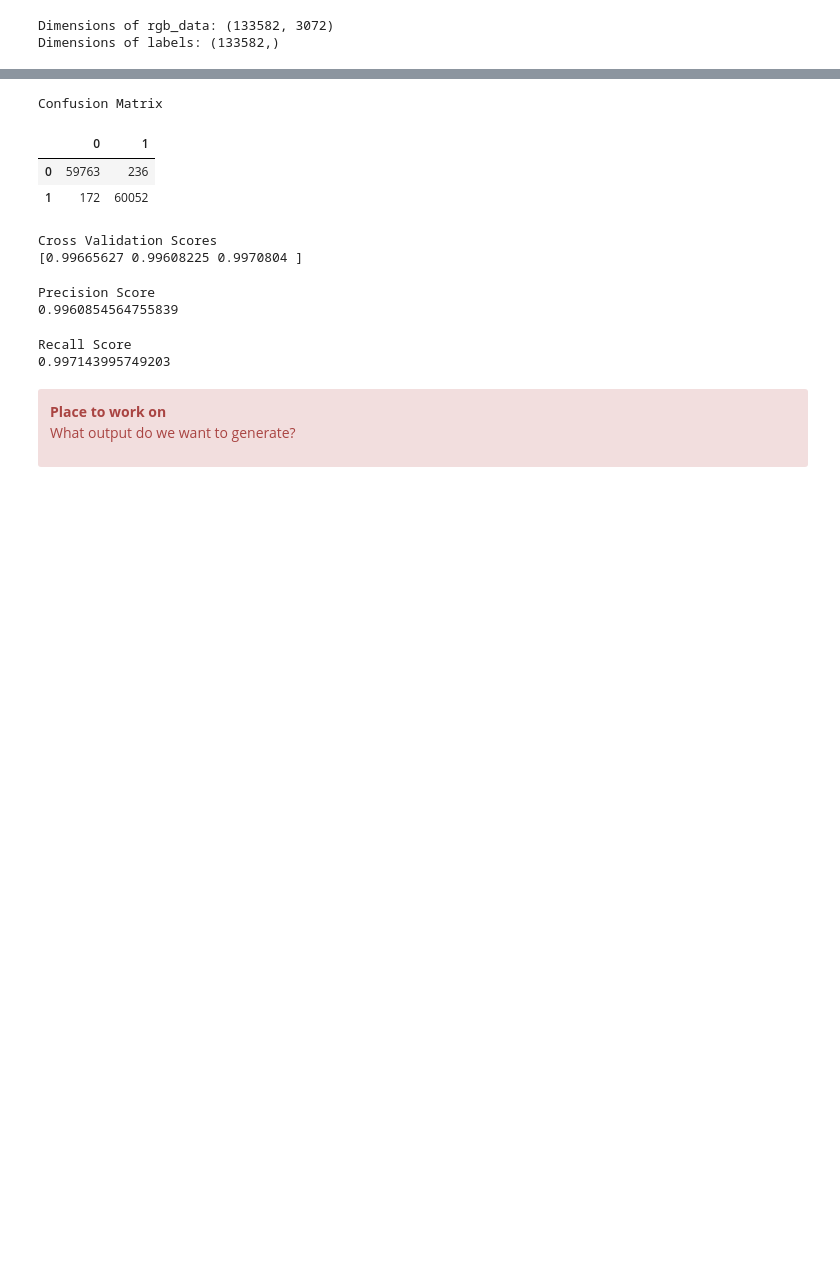
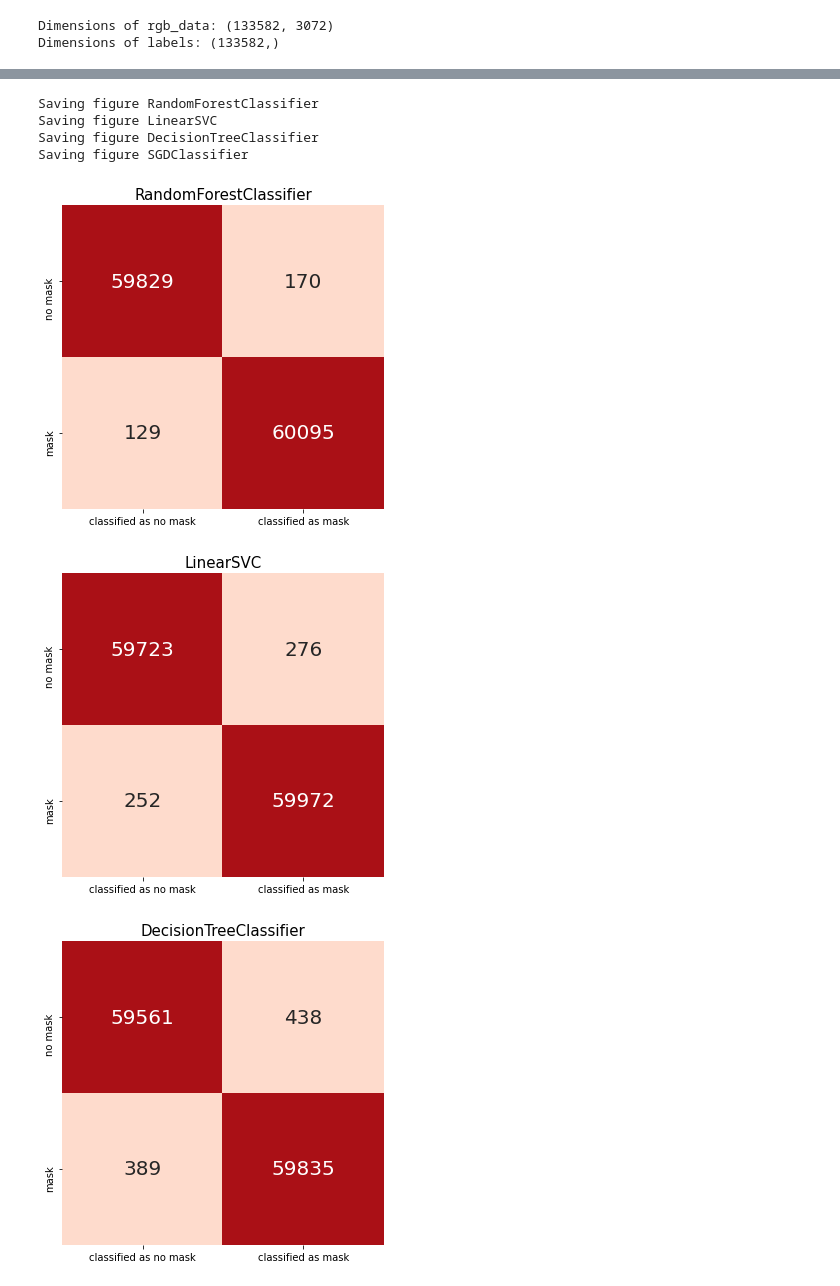
Before and after one commit to abiola1864/hertie-ml-project_face-mask-detection, a Jupyter notebook: 02_Face-Mask-Classification_Main-Project.ipynb, the cells around one changed output, grey strips where cells are left out. Drawn from its saved outputs; the diff is of its cells as text; code cells hidden in the pictures; blank space fills up the shorter version.

Commit message:
Cleaned and commented code without rerunning
Open point: Loading the files via Dropbox link

```diff
--- a/02_Face-Mask-Classification_Main-Project.ipynb
+++ b/02_Face-Mask-Classification_Main-Project.ipynb
@@ -58,7 +79,7 @@ def save_fig(fig_id, tignotht_layout=True, fig_extension="png", resolution=300):
 # %%
 # Open pickle file that contains the directory
 import pickle
-pic_data = pickle.load(open(("01_data/01_cleaned/pic_data_full.pkl"),"rb"))
+pic_data = pickle.load(open(os.path.join(ROOT_DATA + "/01_cleaned/pic_data_full.pkl"),"rb"))
 # %%
 # Copying dictionary data into separate data frames
 rgb_data, labels = pic_data["rgb_data"], pic_data["labels"]
@@ -76,0 +107,17 @@ rgb_data_train, rgb_data_test, labels_train, labels_test = train_test_split(rgb_
+# %%
+#import classifiers
+from sklearn.ensemble import RandomForestClassifier
+from sklearn import svm, tree
+from sklearn.neighbors import KNeighborsClassifier
+from sklearn.linear_model import LogisticRegression, SGDClassifier
+
+#define classifiers
+classifier_RandomForest = RandomForestClassifier(random_state=42)
+classifier_LinSVC = svm.LinearSVC(max_iter=4000, tol=1e-3, random_state=42) #linear as normal (c based) is impractical using large datasets
+classifier_DecTree = tree.DecisionTreeClassifier(random_state=42)
+classifier_SGD = SGDClassifier(max_iter=1000, tol=1e-3, random_state=42)
+# KNN had several hours runtime an kernel always died before finising
+# classifier_KNN = KNeighborsClassifier(n_neighbors=1)
+# LogReg hat several hours runtime an kernel always died before finishing
+# classifier_LogReg = LogisticRegression(max_iter=2000, tol=1e-3,random_state=42)
+classifiers= [classifier_RandomForest,classifier_LinSVC,classifier_DecTree,classifier_SGD]
@@ -194,33 +229,23 @@ This section gives us the output for the confusion matrix, the cross validation
-# %%
-# Output for us while working on it
-print("Confusion Matrix")
-pd.DataFrame(cm)
-# %% [output]
-Confusion Matrix
-|  | 0 | 1 |
-| 0 | 59763 | 236 |
-| 1 | 172 | 60052 |
-# %%
-print('Cross Validation Scores')
-print(cvs)
-# %% [output]
-Cross Validation Scores
-[0.99665627 0.99608225 0.9970804 ]
-# %%
-print("Precision Score")
-print(ps)
-# %% [output]
-Precision Score
-0.9960854564755839
-# %%
-print("Recall Score")
-print(rs)
-# %% [output]
-Recall Score
-0.997143995749203
-# %% [markdown]
-<div class="alert alert-block alert-danger">
-<b>Place to work on</b>
-<p>
-What output do we want to generate?
-</div>
+# %%
+# creating confusion matrices with seaborn heatmaps
+for i in range(len(evaluation_scores)):
+    classifier_name = str(classifiers[i]) # set classifier names
+    classifier_name = classifier_name[:classifier_name.find("(")]
+    matrix = pd.DataFrame(confusion_matrices[i], columns = ["classified as no mask", "classified as mask"],
+                                    index = ["no mask", "mask"])
+
+    # Actual plot with seaborn
+    plt.figure(figsize = (5,5))
+    colormap = sns.color_palette("Reds")
+    ax = plt.axes()
+    sns.heatmap(matrix, ax = ax, annot = True, fmt='d', annot_kws={"size": 20}, cmap=colormap, cbar=False)
+    ax.set_title(classifier_name, fontsize= 15)
+    save_fig("{}".format(classifier_name))
+# %% [output]
+Saving figure RandomForestClassifier
+Saving figure LinearSVC
+Saving figure DecisionTreeClassifier
+Saving figure SGDClassifier
+[figure, added]
+[figure, added]
+[figure, added]
```
Also changed, not shown: parts of 23 cells of this notebook, 2 other files.
